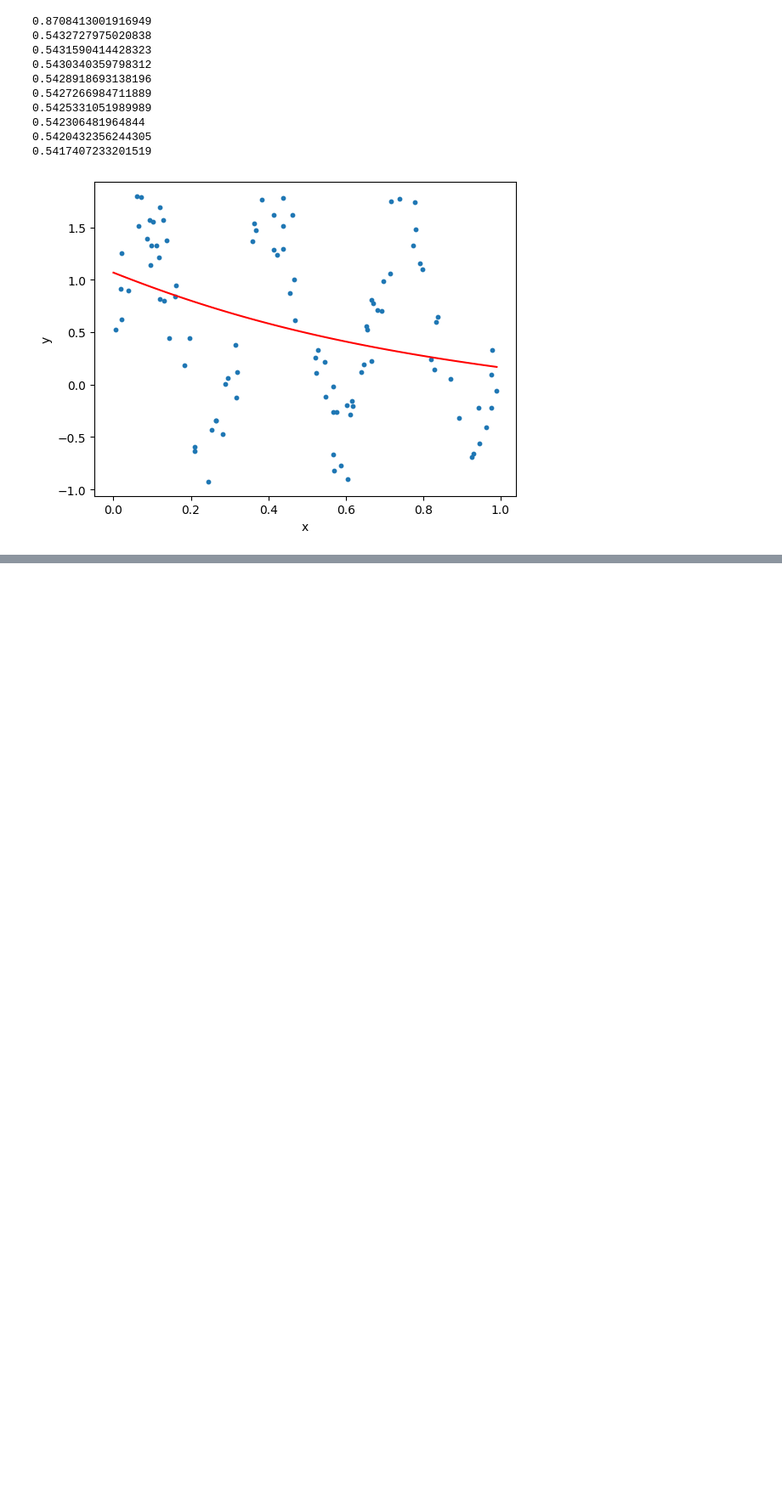
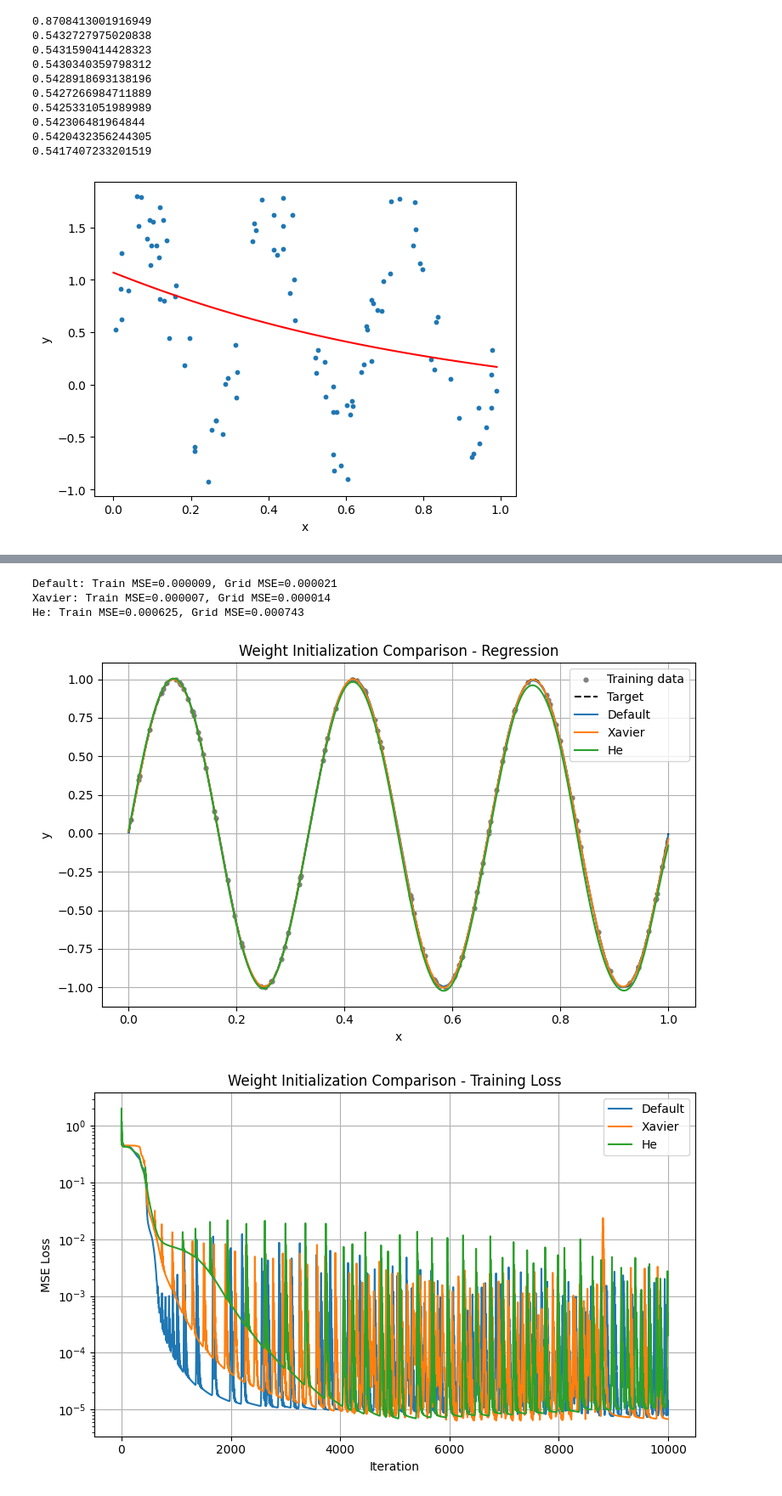
Before and after one commit to KweonTJ/Reinforcement_Learning, a Jupyter notebook: 8. Neural Network/dezero4.ipynb, the cells around one changed output, grey strips where cells are left out. Shown at 85% size. Cells and saved outputs as stored; diff of their text form; code cells hidden in the pictures; blank space fills up the shorter version.

```diff
--- a/8. Neural Network/dezero4.ipynb
+++ b/8. Neural Network/dezero4.ipynb
@@ -124,0 +393,15 @@ plt.show()
+# %%
+# 4. Weight Initialization
+results = [
+    train_case("Default", init_method="default"),
+    train_case("Xavier", init_method="xavier"),
+    train_case("He", init_method="he")
+]
+
+plot_three(results, "Weight Initialization Comparison")
+# %% [output]
+Default: Train MSE=0.000009, Grid MSE=0.000021
+Xavier: Train MSE=0.000007, Grid MSE=0.000014
+He: Train MSE=0.000625, Grid MSE=0.000743
+[figure, added]
+[figure, added]
```
Also changed, not shown: parts of 8 cells of this notebook, 3 other files.
